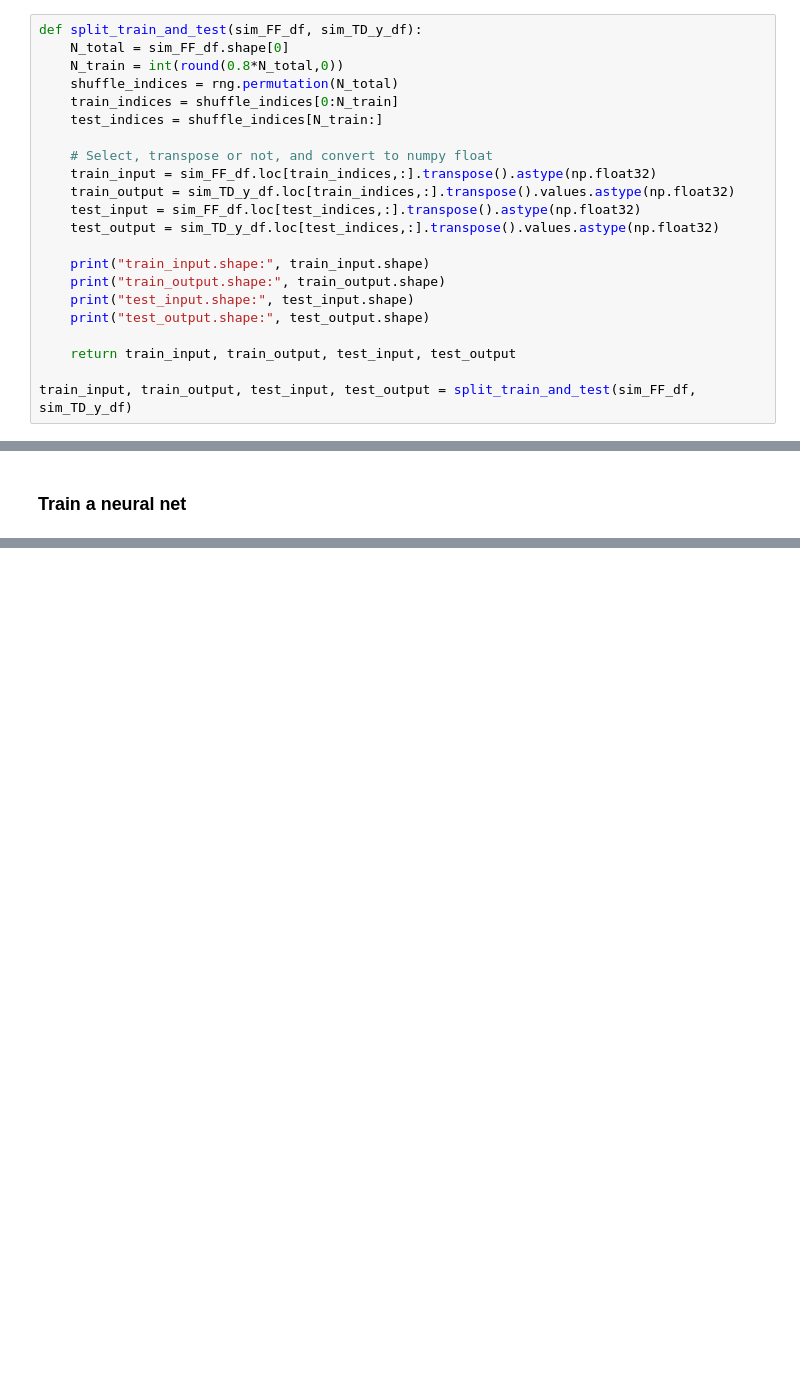
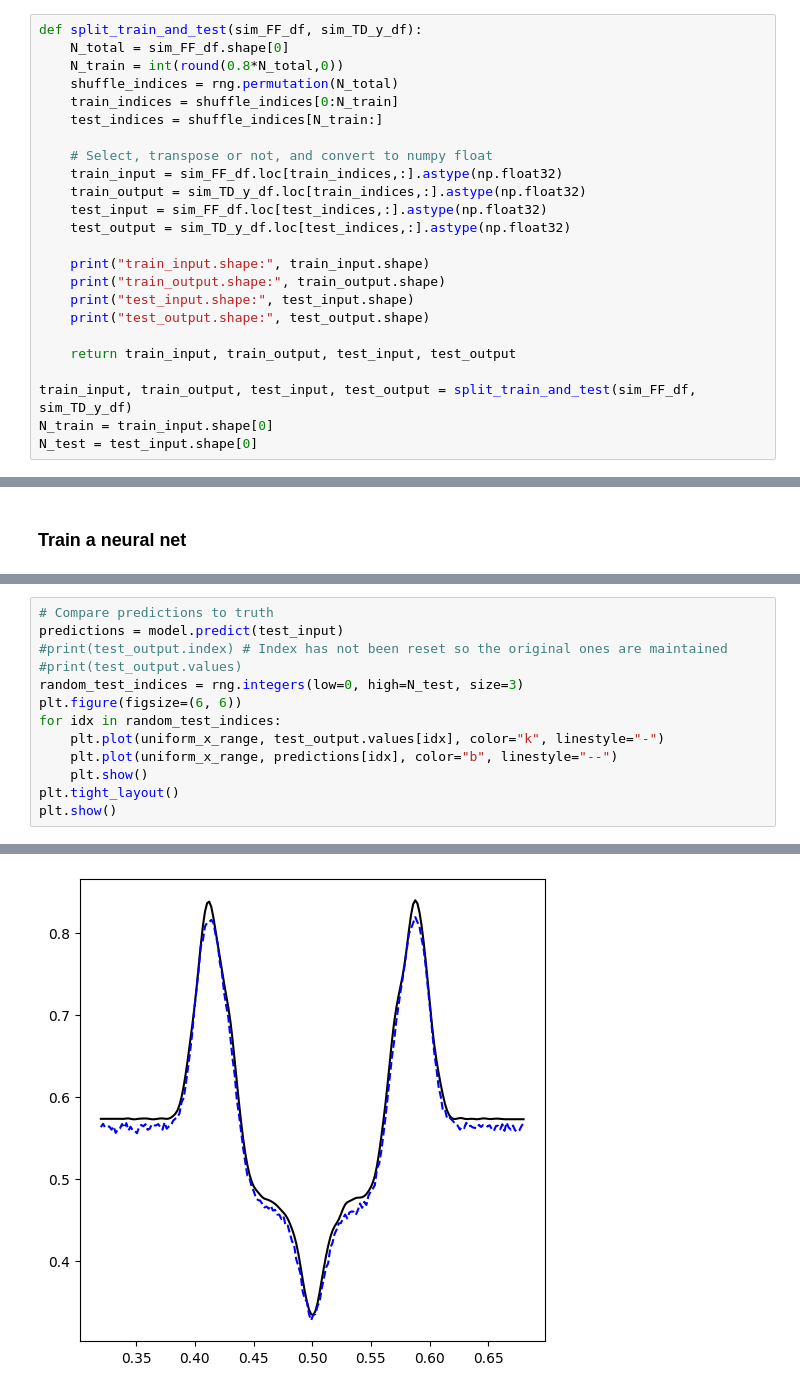
Before and after one commit to Simula-Consulting/NMRlipids, a Jupyter notebook: FormFactor_to_TotalDensity_model_training_walkthrough.ipynb, the cells around one changed output, grey strips where cells are left out. Drawn from its saved outputs; the diff is of its cells as text; blank space fills up the shorter version.

```diff
--- a/FormFactor_to_TotalDensity_model_training_walkthrough.ipynb
+++ b/FormFactor_to_TotalDensity_model_training_walkthrough.ipynb
@@ -297,10 +317,10 @@ def split_train_and_test(sim_FF_df, sim_TD_y_df):
     test_indices = shuffle_indices[N_train:]
 
     # Select, transpose or not, and convert to numpy float
-    train_input = sim_FF_df.loc[train_indices,:].transpose().astype(np.float32)
-    train_output = sim_TD_y_df.loc[train_indices,:].transpose().values.astype(np.float32)
-    test_input = sim_FF_df.loc[test_indices,:].transpose().astype(np.float32)
-    test_output = sim_TD_y_df.loc[test_indices,:].transpose().values.astype(np.float32)
+    train_input = sim_FF_df.loc[train_indices,:].astype(np.float32)
+    train_output = sim_TD_y_df.loc[train_indices,:].astype(np.float32)
+    test_input = sim_FF_df.loc[test_indices,:].astype(np.float32)
+    test_output = sim_TD_y_df.loc[test_indices,:].astype(np.float32)
 
     print("train_input.shape:", train_input.shape)
     print("train_output.shape:", train_output.shape)
@@ -310,4 +330,6 @@ def split_train_and_test(sim_FF_df, sim_TD_y_df):
     return train_input, train_output, test_input, test_output
 
 train_input, train_output, test_input, test_output = split_train_and_test(sim_FF_df, sim_TD_y_df)
+N_train = train_input.shape[0]
+N_test = test_input.shape[0]
 # %% [output]
@@ -601,0 +600,14 @@ simulation_plots(test_output,model.predict(test_input))
+# %%
+# Compare predictions to truth
+predictions = model.predict(test_input)
+#print(test_output.index) # Index has not been reset so the original ones are maintained
+#print(test_output.values)
+random_test_indices = rng.integers(low=0, high=N_test, size=3)
+plt.figure(figsize=(6, 6))
+for idx in random_test_indices:
+    plt.plot(uniform_x_range, test_output.values[idx], color="k", linestyle="-")
+    plt.plot(uniform_x_range, predictions[idx], color="b", linestyle="--")
+    plt.show()
+plt.tight_layout()
+plt.show()
+# %% [output]
@@ -601,0 +615 @@ simulation_plots(test_output,model.predict(test_input))
+[figure, added]
```
Also changed, not shown: parts of 14 cells of this notebook, 4 other files.
